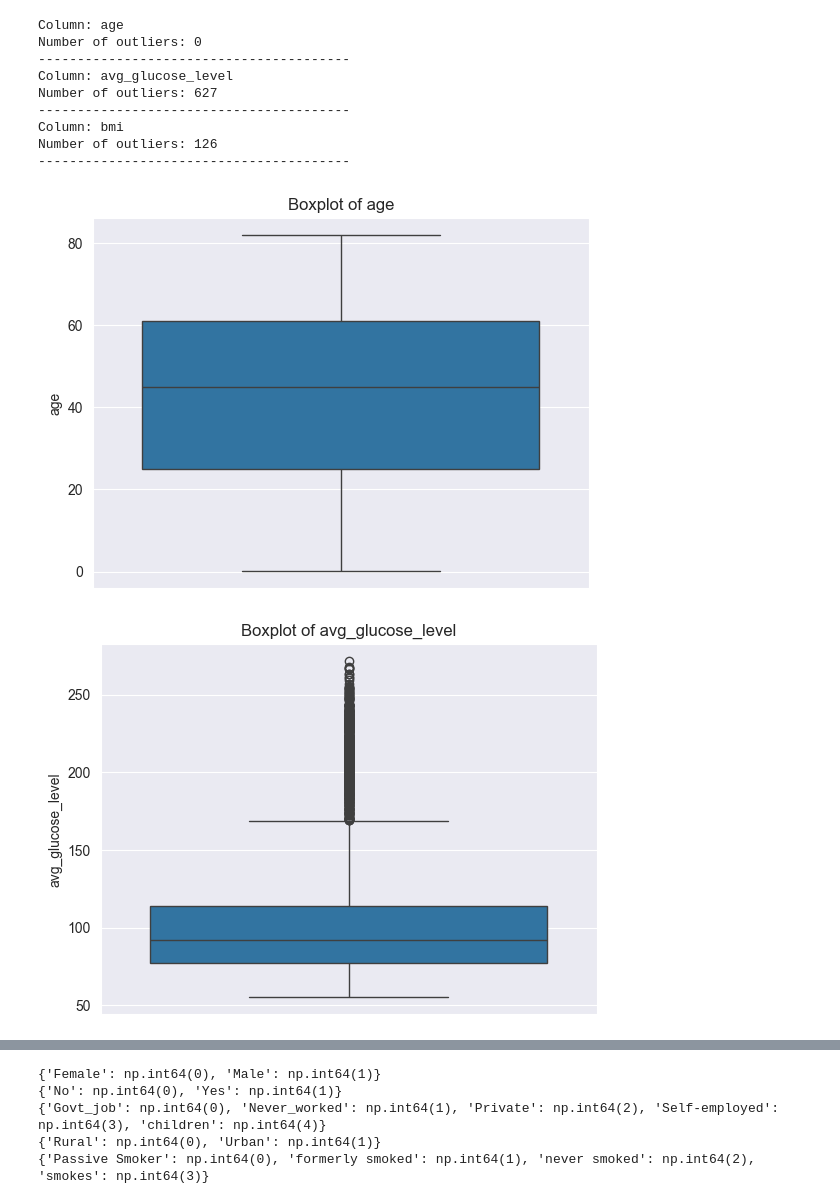
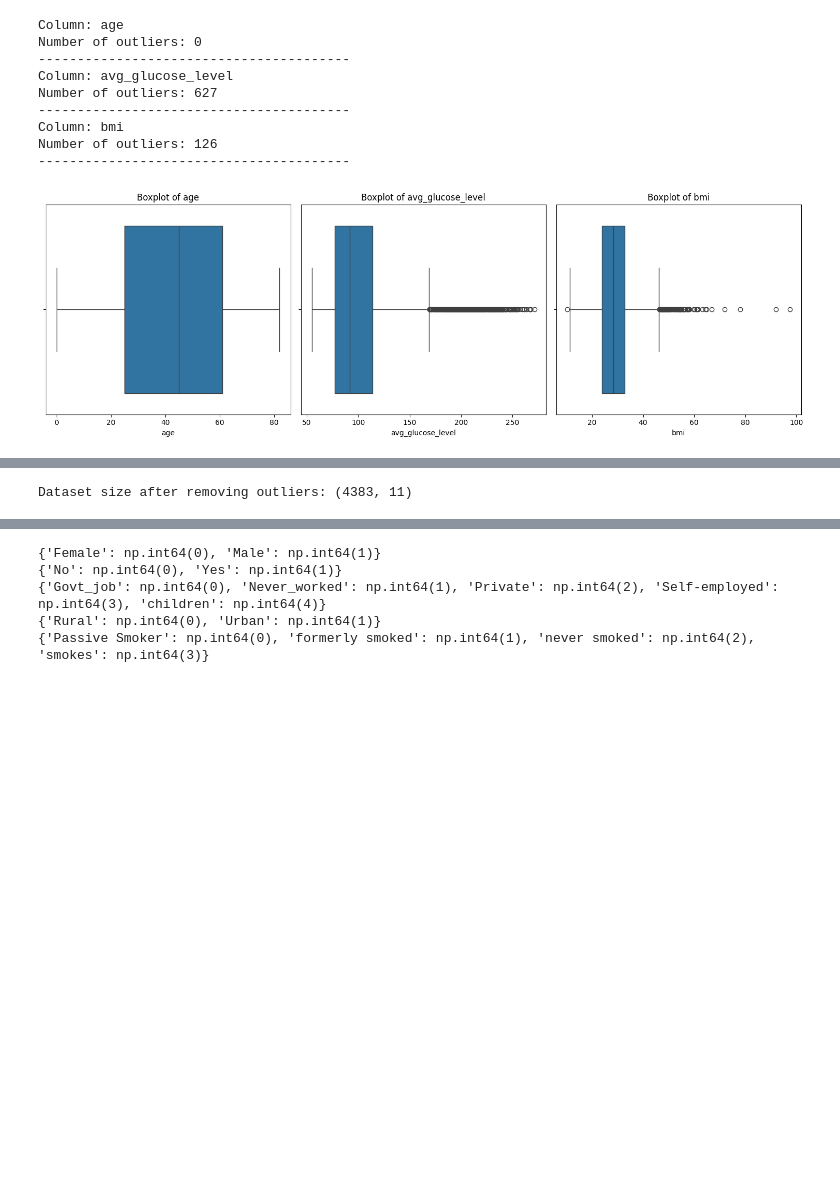
Before and after one commit to Rammiiii/DEPI-Project, a Jupyter notebook: DEPI_GP.ipynb, the cells around one changed output, grey strips where cells are left out. Drawn from its saved outputs; the diff is of its cells as text; code cells hidden in the pictures; blank space fills up the shorter version.

```diff
--- a/DEPI_GP.ipynb
+++ b/DEPI_GP.ipynb
@@ -36,3 +20,3 @@ operable program or batch file.
 # %%
 # read data
-stroke_dataframe = pd.read_csv('healthcare-dataset-stroke-data.csv')
+stroke_dataframe = pd.read_csv('/content/healthcare-dataset-stroke-data.csv')
@@ -152,6 +111,3 @@ unknown_smoking_count=stroke_dataframe[stroke_dataframe['smoking_status'] == 'Un
 print(f"The word 'Unknown' appears {unknown_smoking_count} times in the 'smoking_status' column.")
 # %% [output]
 The word 'Unknown' appears 1544 times in the 'smoking_status' column.
-# %%
-for i in stroke_dataframe.select_dtypes(include=['object']).columns:
-    print(f"{i}:\n{stroke_dataframe[i].value_counts()}\n")
@@ -178,6 +113,0 @@ stroke_dataframe.drop('id', axis=1, inplace=True)
-# %%
-for col in stroke_dataframe.select_dtypes(include=np.number).columns:
-    plt.figure(figsize=(8, 6))
-    sns.histplot(x=col, data=stroke_dataframe, bins=30)
-    plt.title(f'Distribution of {col}')
-    plt.show()
@@ -246,5 +143,0 @@ memory usage: 439.3+ KB
-# %%
-for i in stroke_dataframe.columns:
-  plot=sns.displot(stroke_dataframe[i])
-  plot.fig.suptitle(i)
-  plt.show()
@@ -299,10 +183,18 @@ Column: bmi
 Number of outliers: 126
 ----------------------------------------
 # %%
-for col in numerical_cols:
-  sns.boxplot(stroke_dataframe[col])
-  plt.title(f'Boxplot of {col}')
-  plt.show()
+num_cols = len(numerical_cols)
+cols_per_row = 3
+rows = math.ceil(num_cols / cols_per_row)
+
+plt.figure(figsize=(15, 5 * rows))
+
+for i, col in enumerate(numerical_cols, 1):
+    plt.subplot(rows, cols_per_row, i)
+    sns.boxplot(x=stroke_dataframe[col])
+    plt.title(f'Boxplot of {col}')
+
+plt.tight_layout()
+plt.show()
 # %% [output]
-[figure, old version]
+[figure, new version]
-[figure, removed]
@@ -318,4 +209,7 @@ def remove_outliers_iqr(stroke_dataframe, column):
 
 for i in numerical_cols:
     stroke_dataframe = remove_outliers_iqr(stroke_dataframe, i)
+print("Dataset size after removing outliers:", stroke_dataframe.shape)
+# %% [output]
+Dataset size after removing outliers: (4383, 11)
 # %%
```
Also changed, not shown: parts of 120 cells of this notebook.
